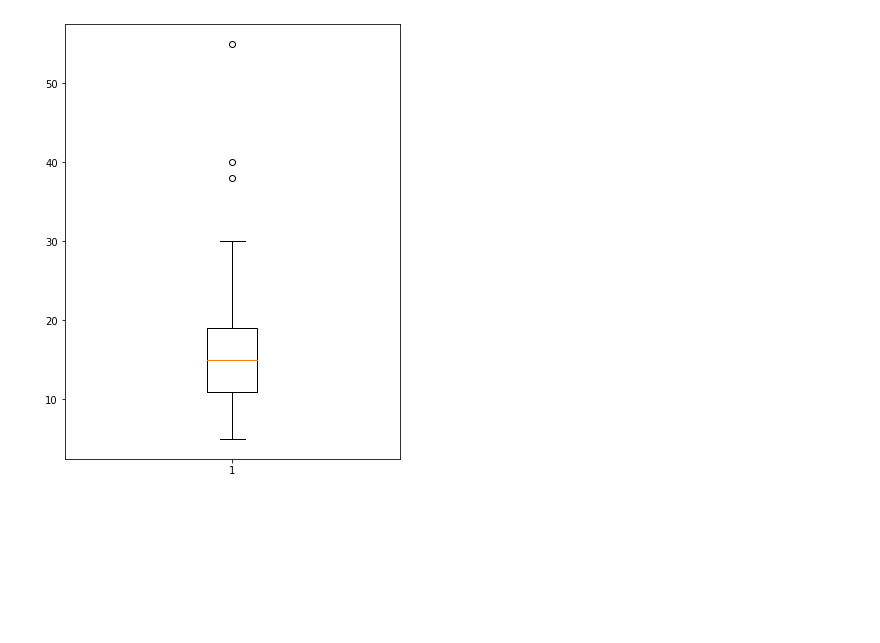
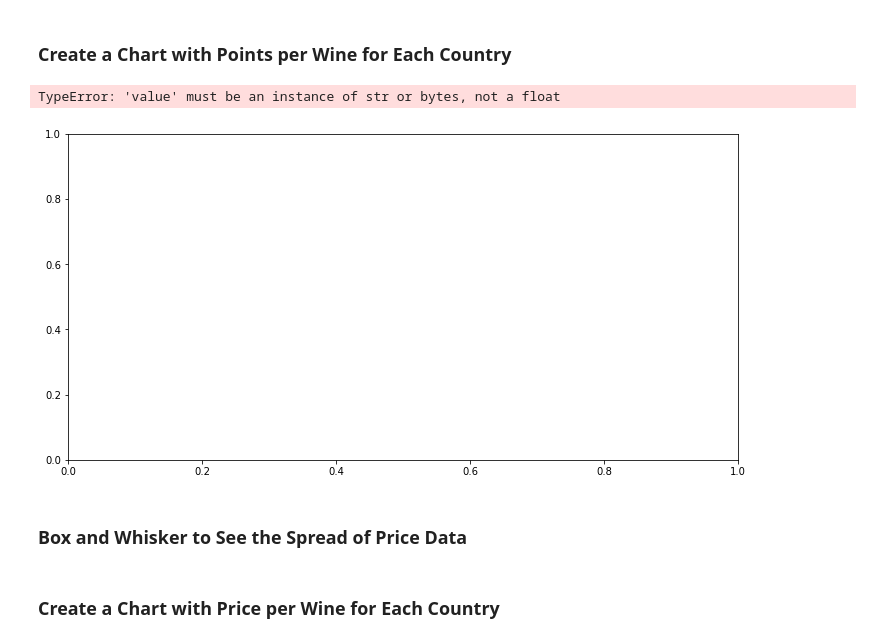
Before and after one commit to saraegregg/Les_Sommeliers, a Jupyter notebook: data_cleaning/data_week1.ipynb, the cells around one changed output. Cells and saved outputs as stored; diff of their text form; code cells hidden in the pictures; blank space fills up the shorter version.

```diff
--- a/data_cleaning/data_week1.ipynb
+++ b/data_cleaning/data_week1.ipynb
@@ -97,3 +89,25 @@ plt.show()
+# %% [markdown]
+### Create a Chart with Points per Wine for Each Country
+# %%
+#Make the x and y axes
+x_axis = wine_df["country"]
+y_axis = ["points"]
+
+#    for index, row in wine_df.iterrows():
+#    x_axis.append(row["country"])
+#    y_axis.append(row["points"])
+# %%
+# Create the bar chart
+plt.figure(figsize=(12,6))
+plt.scatter(x_axis, y_axis)
+plt.xlabel("Country")
+plt.ylabel("Points")
+plt.title("Wines and their Point Values")
+# %% [output]
+TypeError: 'value' must be an instance of str or bytes, not a float
+[figure, added]
+# %% [markdown]
+### Box and Whisker to See the Spread of Price Data
 # %%
 # Creating box and whisker for wine price
 data_price = wine_df["price"]
@@ -102,8 +116,9 @@ fig = plt.figure(figsize =(6, 8))
 
 # Creating plot
 plt.boxplot(data_price)
-
+plt.ylabel("Price")
+plt.title("Price Ranges")
 # show plot
 plt.show()
-# %% [output]
-[figure, removed]
+# %% [markdown]
+### Create a Chart with Price per Wine for Each Country
```
Also changed, not shown: parts of 15 cells of this notebook.
